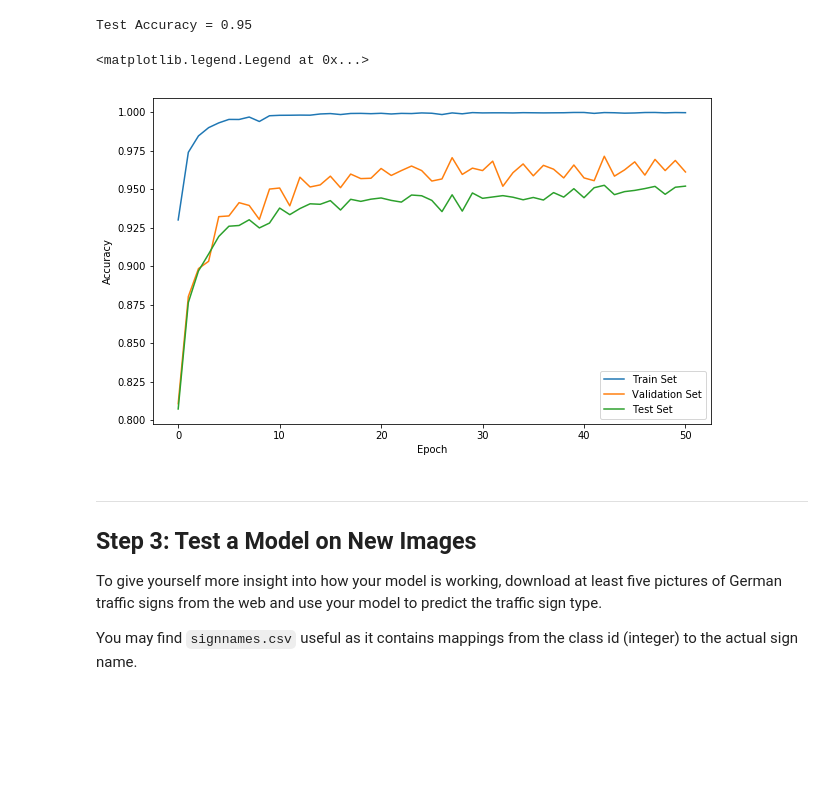
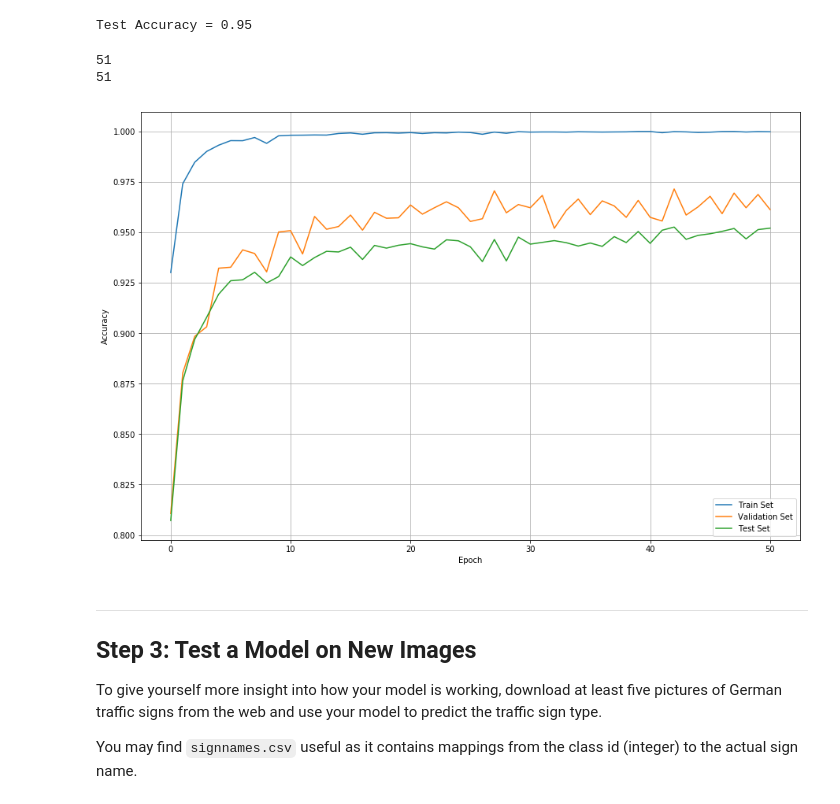
Before and after one commit to zhuangh/CarND-Traffic-Sign-Classifier-Project, a Jupyter notebook: Traffic_Sign_Classifier.ipynb, the cells around one changed output. Drawn from its saved outputs; the diff is of its cells as text; code cells hidden in the pictures; blank space fills up the shorter version.

```diff
--- a/Traffic_Sign_Classifier.ipynb
+++ b/Traffic_Sign_Classifier.ipynb
@@ -542,22 +542,26 @@ with tf.Session() as sess:
 # %% [output]
 Test Accuracy = 0.95
 # %%
+print(len(test_acc_fig))
+print(len(epoch_index))
 epoch_index = [i for i in range(EPOCHS)]
 #print(epoch_index)
-plt.figure('Accuracy Performance', figsize=(10,6))
+plt.figure('Accuracy Performance', figsize=(15,10))
 plt.xlabel('Epoch')
 plt.ylabel('Accuracy')
 plt.plot(epoch_index, train_acc_fig, label='Train Set')
 
 #plt.figure('Validation Accuracy Performance')
 plt.plot(epoch_index, valid_acc_fig, label='Validation Set')
 
 #plt.figure('Test Accuracy Performance')
 plt.plot(epoch_index, test_acc_fig, label='Test Set')
 plt.legend()
+plt.grid()
 # %% [output]
-<matplotlib.legend.Legend at 0x...>
+51
+51
-[figure, old version]
+[figure, new version]
 # %% [markdown]
 ---
 
```
Also changed, not shown: 2 other files.
